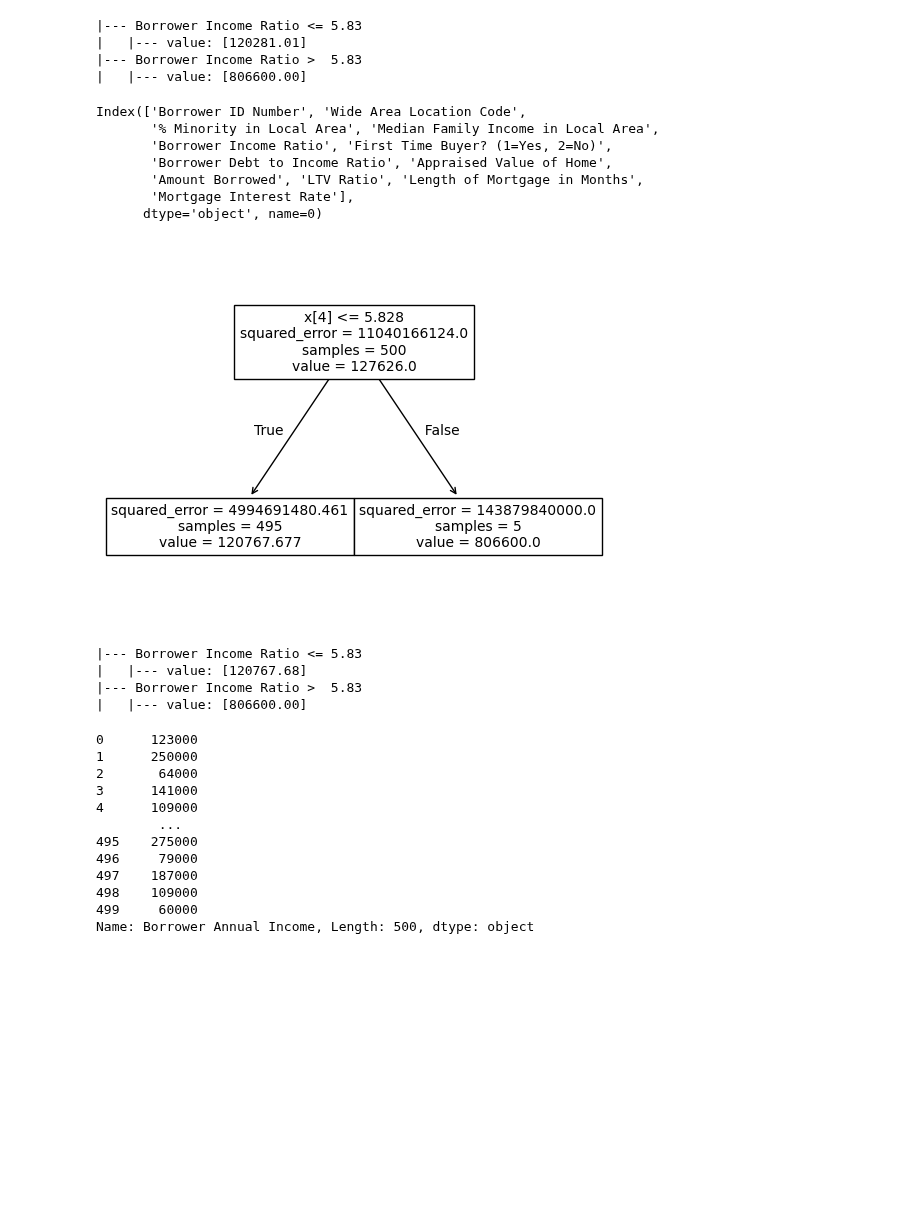
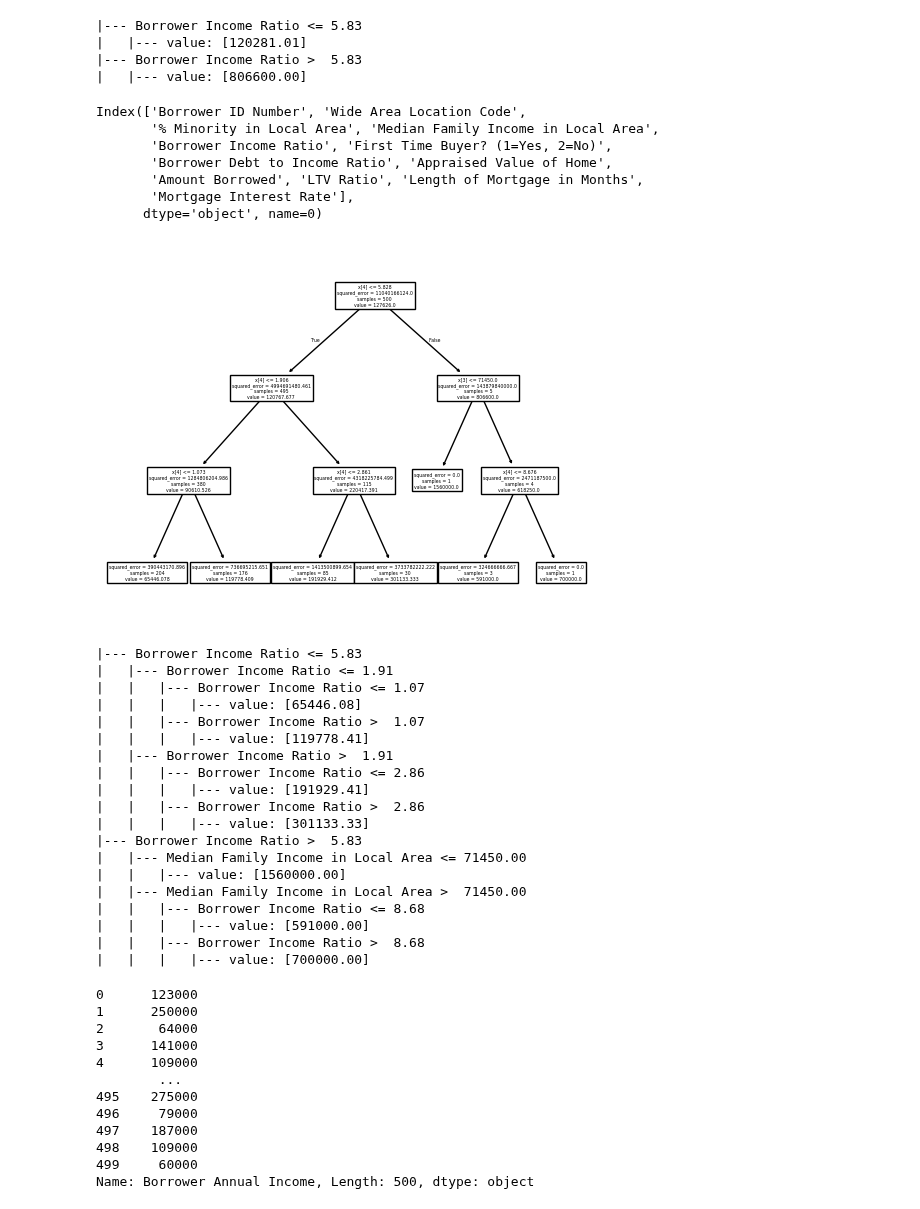
Before and after one commit to KunalNeon/CommBank, a Jupyter notebook: dataSet.ipynb, the cells around one changed output. Saved outputs shown, nothing was run; the diff lists cells and outputs as text; code cells hidden in the pictures; blank space fills up the shorter version.

```diff
--- a/dataSet.ipynb
+++ b/dataSet.ipynb
@@ -503,38 +503,53 @@ print(rules)
 # %%
 from sklearn.tree import DecisionTreeRegressor, plot_tree
 from sklearn.model_selection import train_test_split
 from sklearn.metrics import mean_squared_error, r2_score
 X=dataSet.drop(["Borrower Annual Income","Age of Borrower"], axis=1)
 y=dataSet["Borrower Annual Income"]
 
 X_train,X_test, y_train, y_test=train_test_split(X,y, test_size=0.0001, random_state=42)
 print(X_train.columns)
 
 model = DecisionTreeRegressor(
     criterion='squared_error',
-    max_depth=1,
+    max_depth=3,
     random_state=42
 )
 
 
 model.fit(X, y)
 plot_tree(model)
 myplot.show()
 rules=export_text(model, feature_names=X_train.columns)
 print(rules)
 # %% [output]
 Index(['Borrower ID Number', 'Wide Area Location Code',
        '% Minority in Local Area', 'Median Family Income in Local Area',
        'Borrower Income Ratio', 'First Time Buyer? (1=Yes, 2=No)',
        'Borrower Debt to Income Ratio', 'Appraised Value of Home',
        'Amount Borrowed', 'LTV Ratio', 'Length of Mortgage in Months',
        'Mortgage Interest Rate'],
       dtype='object', name=0)
-[figure, old version]
+[figure, new version]
 |--- Borrower Income Ratio <= 5.83
-|   |--- value: [120767.68]
+|   |--- Borrower Income Ratio <= 1.91
+|   |   |--- Borrower Income Ratio <= 1.07
+|   |   |   |--- value: [65446.08]
+|   |   |--- Borrower Income Ratio >  1.07
+|   |   |   |--- value: [119778.41]
+|   |--- Borrower Income Ratio >  1.91
+|   |   |--- Borrower Income Ratio <= 2.86
+|   |   |   |--- value: [191929.41]
+|   |   |--- Borrower Income Ratio >  2.86
+|   |   |   |--- value: [301133.33]
 |--- Borrower Income Ratio >  5.83
-|   |--- value: [806600.00]
+|   |--- Median Family Income in Local Area <= 71450.00
+|   |   |--- value: [1560000.00]
+|   |--- Median Family Income in Local Area >  71450.00
+|   |   |--- Borrower Income Ratio <= 8.68
+|   |   |   |--- value: [591000.00]
+|   |   |--- Borrower Income Ratio >  8.68
+|   |   |   |--- value: [700000.00]
 # %%
 dataSet["Borrower Annual Income"]
 # %% [output]
```
Also changed, not shown: parts of 1 cell of this notebook.
